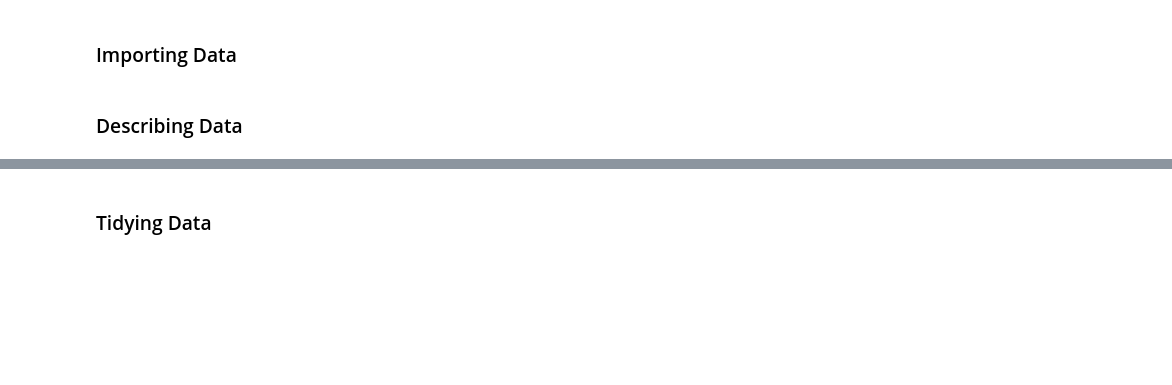
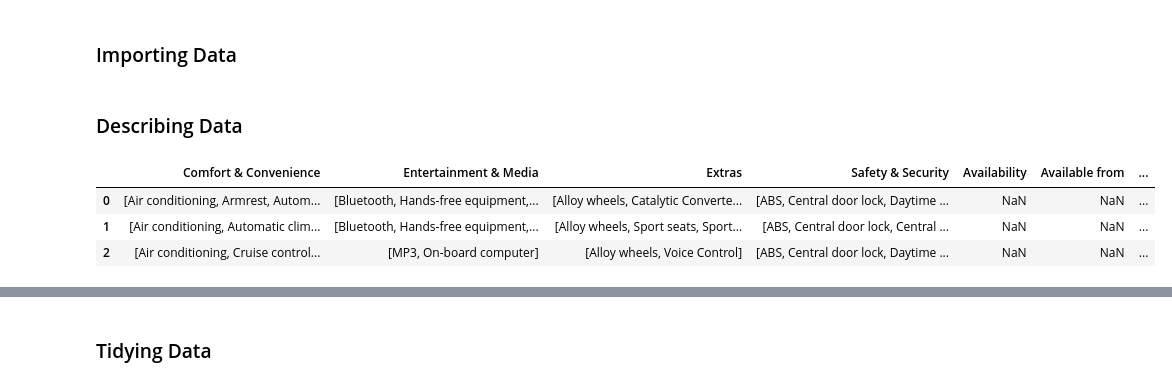
Before and after one commit to kaymal/price-prediction, a Jupyter notebook: data-understanding-preparation.ipynb, the cells around one changed output, grey strips where cells are left out. Cells and saved outputs as stored; diff of their text form; code cells hidden in the pictures; blank space fills up the shorter version.

```diff
--- a/data-understanding-preparation.ipynb
+++ b/data-understanding-preparation.ipynb
@@ -35,6 +35,19 @@ import seaborn as sns
 pd.set_option('display.max_columns', 100)
 
 # Display 20 characters max within a cell
-pd.set_option('max_colwidth',20)
+# pd.set_option('max_colwidth',60)
+# %%
+ads_list = []
+with open('data/autos_20190626.json','r') as file:
+    for ad in file:
+        ads_list.append(json.loads(ad))
+autos = pd.DataFrame(ads_list)
 # %% [markdown]
 ### Describing Data
+# %%
+autos.head(3)
+# %% [output]
+|  | Comfort & Convenience | Entertainment & Media | Extras | Safety & Security | Availability | Available from | ... |
+| 0 | [Air conditioning, Armrest, Autom... | [Bluetooth, Hands-free equipment,... | [Alloy wheels, Catalytic Converte... | [ABS, Central door lock, Daytime ... | NaN | NaN | ... |
+| 1 | [Air conditioning, Automatic clim... | [Bluetooth, Hands-free equipment,... | [Alloy wheels, Sport seats, Sport... | [ABS, Central door lock, Central ... | NaN | NaN | ... |
+| 2 | [Air conditioning, Cruise control... | [MP3, On-board computer] | [Alloy wheels, Voice Control] | [ABS, Central door lock, Daytime ... | NaN | NaN | ... |
```
Also changed, not shown: parts of 10 cells of this notebook.
